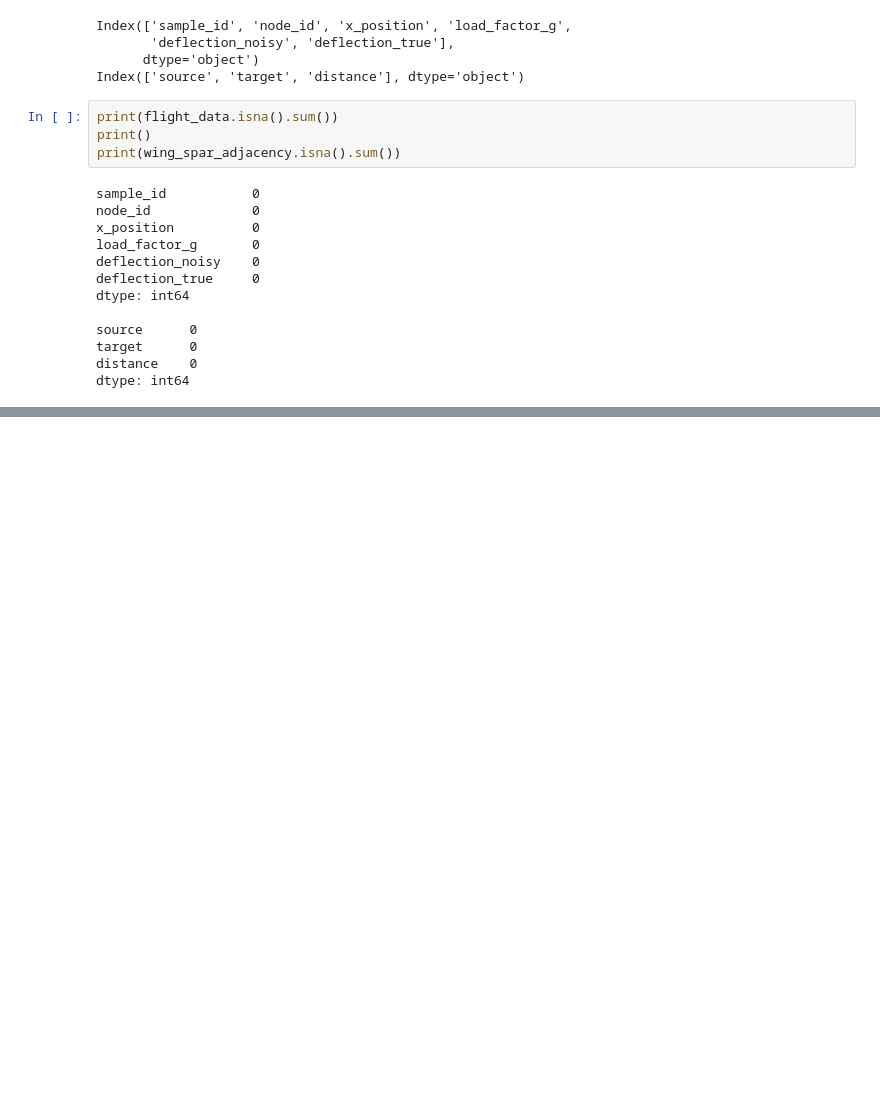
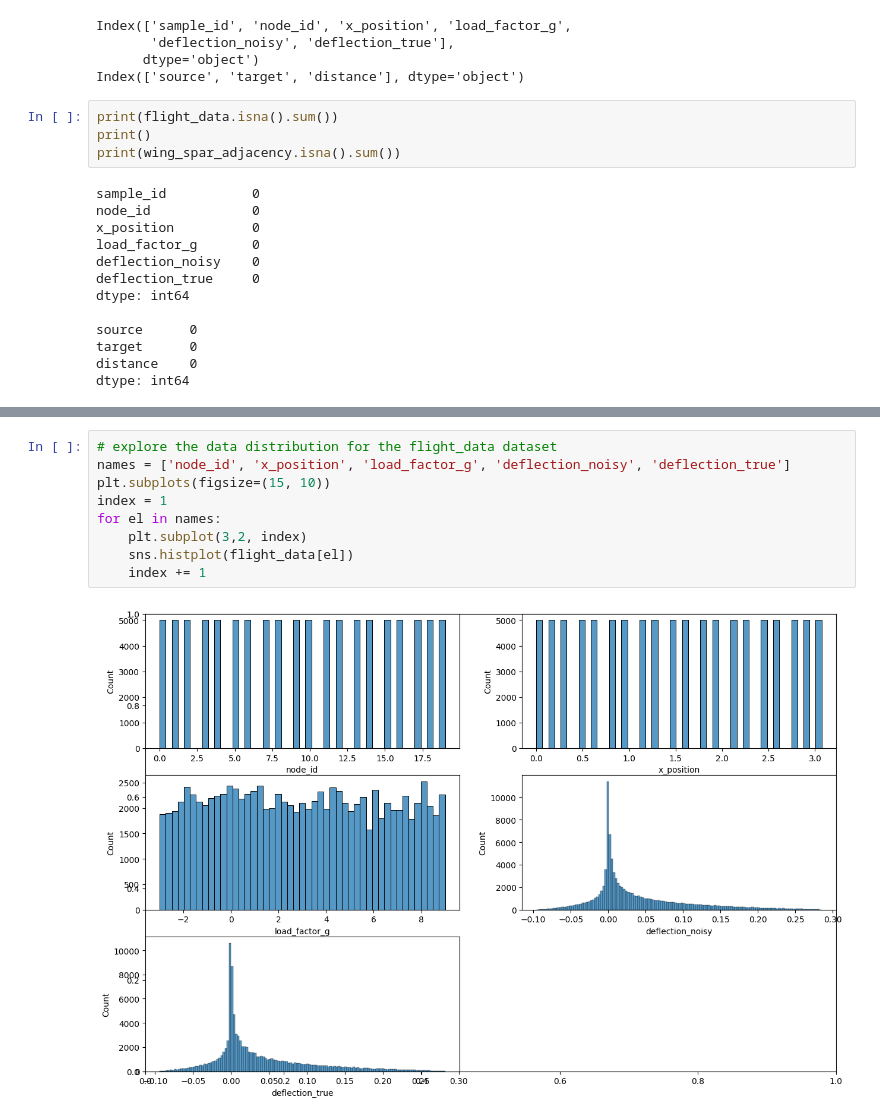
Before and after one commit to Elis-bett/Finding-Critical-Points-and-Weaknesses-of-a-Wing-Spar, a Jupyter notebook: finding-critical-points-and-weaknesses-of-a-wing-s.ipynb, the cells around one changed output, grey strips where cells are left out. Drawn from its saved outputs; the diff is of its cells as text; blank space fills up the shorter version.

```diff
--- a/finding-critical-points-and-weaknesses-of-a-wing-s.ipynb
+++ b/finding-critical-points-and-weaknesses-of-a-wing-s.ipynb
@@ -80,0 +106,11 @@ sns.histplot(wing_spar_adjacency['distance'])
+# %%
+# explore the data distribution for the flight_data dataset
+names = ['node_id', 'x_position', 'load_factor_g', 'deflection_noisy', 'deflection_true']
+plt.subplots(figsize=(15, 10))
+index = 1
+for el in names:
+    plt.subplot(3,2, index)
+    sns.histplot(flight_data[el])
+    index += 1
+# %% [output]
+[figure, added]
```
Also changed, not shown: parts of 19 cells of this notebook.
